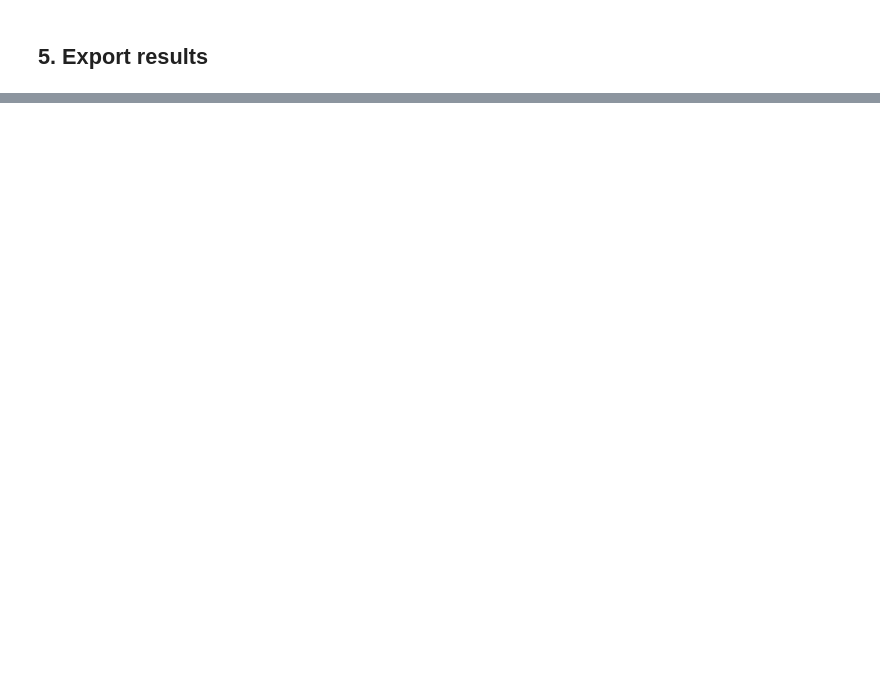
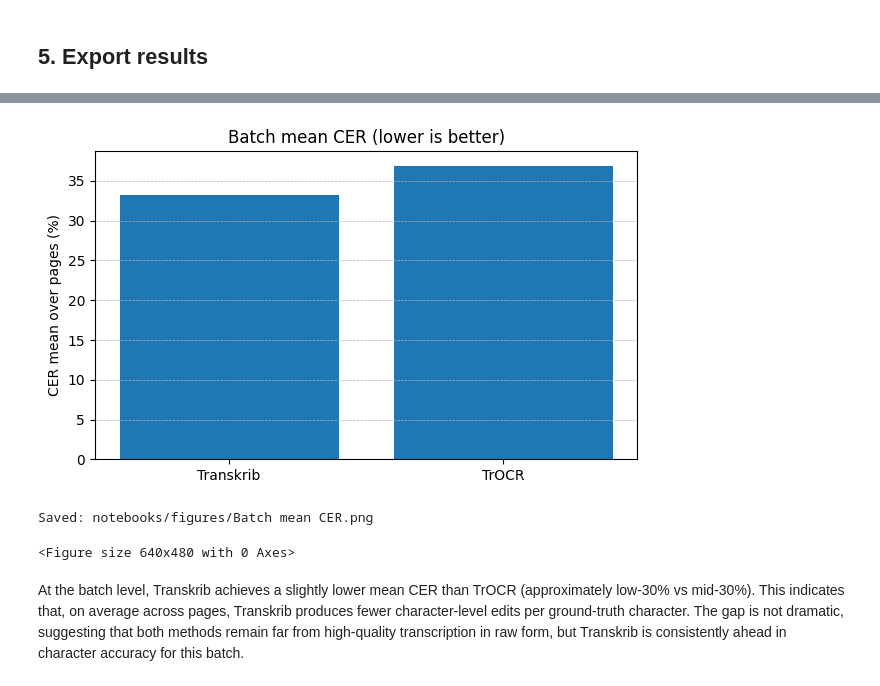
Before and after one commit to eugeniavd/magic_tagger, a Jupyter notebook: notebooks/03_transformer_eval.ipynb, the cells around one changed output, grey strips where cells are left out. Cells and saved outputs as stored; diff of their text form; code cells hidden in the pictures; blank space fills up the shorter version.

```diff
--- a/notebooks/03_transformer_eval.ipynb
+++ b/notebooks/03_transformer_eval.ipynb
@@ -766,0 +1167,23 @@ KeyError: 'В eval_summary нет page_id/pagexml_file для соединени
+# %%
+batch = pd.DataFrame({
+    "method": ["Transkrib", "TrOCR"],
+    "CER_mean_pages": [df["CER_transkrib"].mean(), df["CER_page_trocr"].mean()],
+    "WER_mean_pages": [df["WER_transkrib"].mean(), df["WER_page_trocr"].mean()],
+    "n_pages_CER": [df["CER_transkrib"].notna().sum(), df["CER_page_trocr"].notna().sum()],
+    "n_pages_WER": [df["WER_transkrib"].notna().sum(), df["WER_page_trocr"].notna().sum()],
+})
+
+plt.figure(figsize=(7, 4))
+plt.bar(batch["method"], batch["CER_mean_pages"])
+plt.ylabel("CER mean over pages (%)")
+plt.title("Batch mean CER (lower is better)")
+plt.grid(True, axis="y", linestyle="--", linewidth=0.5)
+plt.show()
+
+save_fig("Batch mean CER")
+# %% [output]
+[figure, added]
+Saved: notebooks/figures/Batch mean CER.png
+<Figure size 640x480 with 0 Axes>
+# %% [markdown]
+At the batch level, Transkrib achieves a slightly lower mean CER than TrOCR (approximately low-30% vs mid-30%). This indicates that, on average across pages, Transkrib produces fewer character-level edits per ground-truth character. The gap is not dramatic, suggesting that both methods remain far from high-quality transcription in raw form, but Transkrib is consistently ahead in character accuracy for this batch.
```
Also changed, not shown: parts of 36 cells of this notebook.
